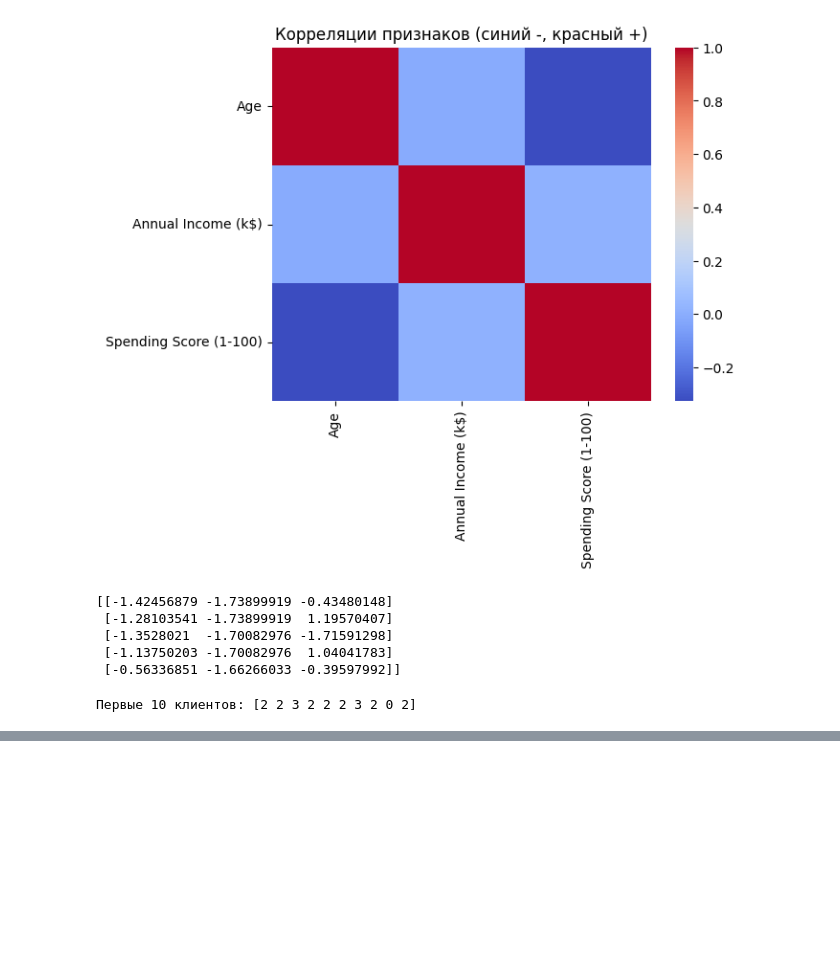
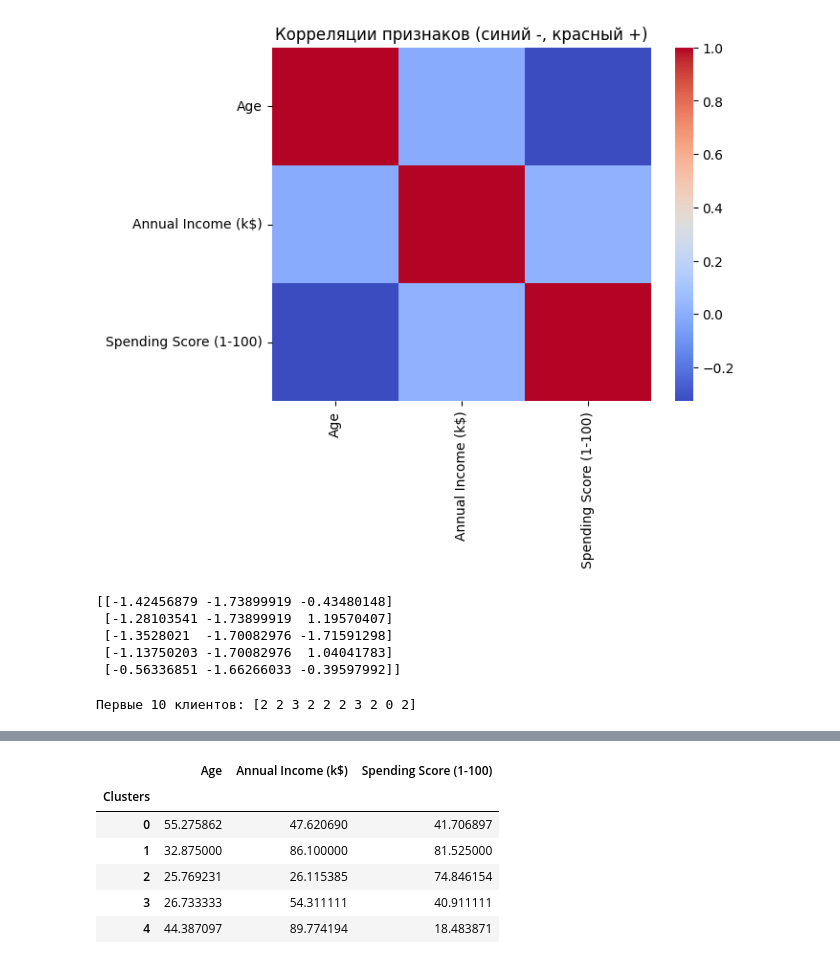
Before and after one commit to tdeyneko300/customer-clustering-dashboard, a Jupyter notebook: EDA.ipynb, the cells around one changed output, grey strips where cells are left out. Saved outputs shown, nothing was run; the diff lists cells and outputs as text; code cells hidden in the pictures; blank space fills up the shorter version.

```diff
--- a/EDA.ipynb
+++ b/EDA.ipynb
@@ -68,0 +88,10 @@ df['Clusters'] = clusters
+# %%
+df.groupby('Clusters')[['Age', 'Annual Income (k$)', 'Spending Score (1-100)']].mean()
+# %% [output]
+|  | Age | Annual Income (k$) | Spending Score (1-100) |
+| Clusters |  |  |  |
+| 0 | 55.275862 | 47.620690 | 41.706897 |
+| 1 | 32.875000 | 86.100000 | 81.525000 |
+| 2 | 25.769231 | 26.115385 | 74.846154 |
+| 3 | 26.733333 | 54.311111 | 40.911111 |
+| 4 | 44.387097 | 89.774194 | 18.483871 |
```
Also changed, not shown: parts of 5 cells of this notebook.
